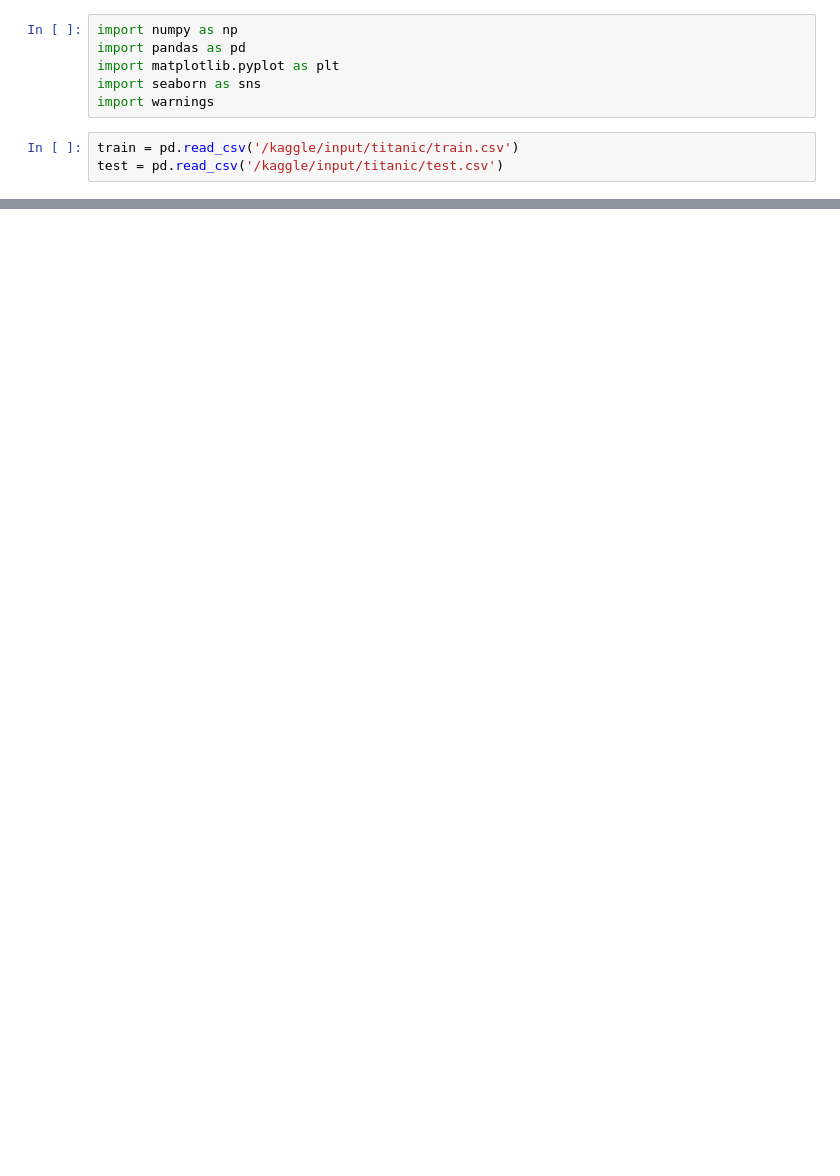
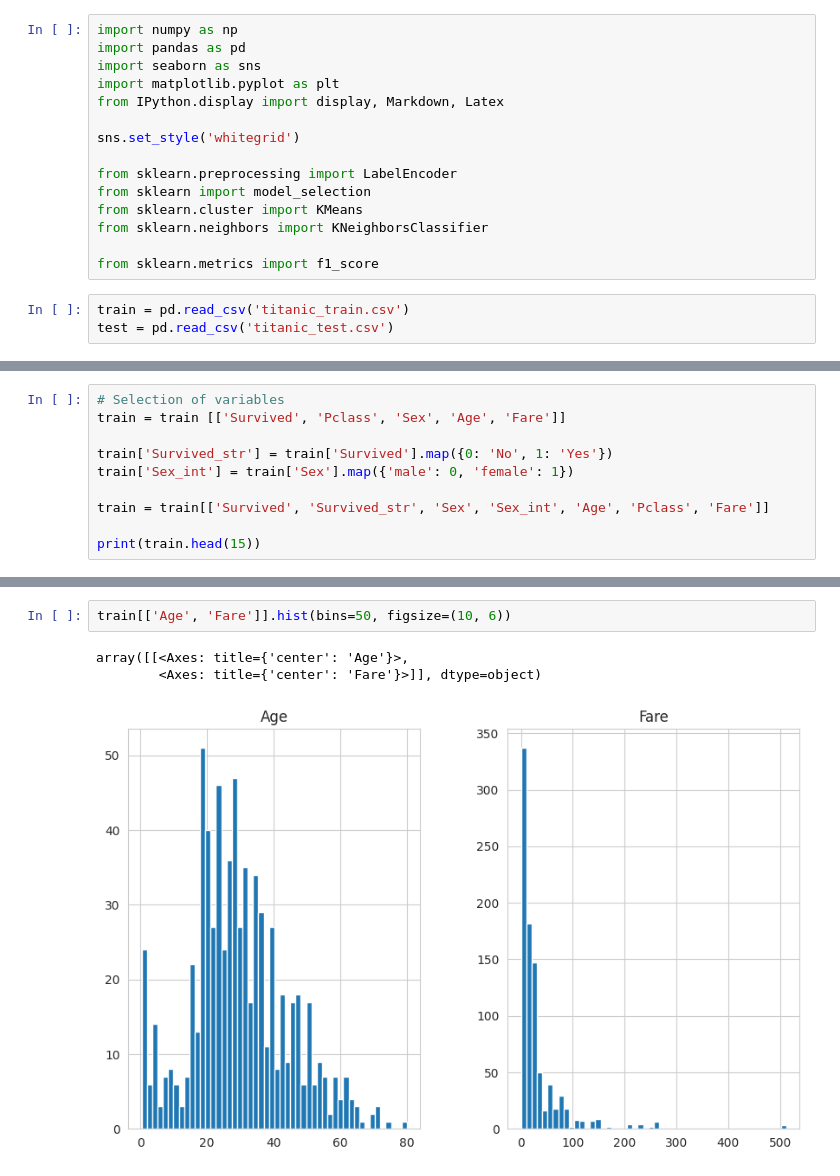
Before and after one commit to LMVR92/Titanic_Competition_LMVR, a Jupyter notebook: Titanic.ipynb, the cells around one changed output, grey strips where cells are left out. Cells and saved outputs as stored; diff of their text form; blank space fills up the shorter version.

```diff
--- a/Titanic.ipynb
+++ b/Titanic.ipynb
@@ -3,9 +3,18 @@
 # %%
 import numpy as np
 import pandas as pd
+import seaborn as sns
 import matplotlib.pyplot as plt
-import seaborn as sns
-import warnings
+from IPython.display import display, Markdown, Latex
+
+sns.set_style('whitegrid')
+
+from sklearn.preprocessing import LabelEncoder
+from sklearn import model_selection
+from sklearn.cluster import KMeans
+from sklearn.neighbors import KNeighborsClassifier
+
+from sklearn.metrics import f1_score
 # %%
-train = pd.read_csv('/kaggle/input/titanic/train.csv')
-test = pd.read_csv('/kaggle/input/titanic/test.csv')
+train = pd.read_csv('titanic_train.csv')
+test = pd.read_csv('titanic_test.csv')
@@ -16,0 +30,10 @@ train.head(5)
+# %%
+# Selection of variables
+train = train [['Survived', 'Pclass', 'Sex', 'Age', 'Fare']]
+
+train['Survived_str'] = train['Survived'].map({0: 'No', 1: 'Yes'})
+train['Sex_int'] = train['Sex'].map({'male': 0, 'female': 1})
+
+train = train[['Survived', 'Survived_str', 'Sex', 'Sex_int', 'Age', 'Pclass', 'Fare']]
+
+print(train.head(15))
@@ -16,0 +97,6 @@ train.head(5)
+# %%
+train[['Age', 'Fare']].hist(bins=50, figsize=(10, 6))
+# %% [output]
+array([[<Axes: title={'center': 'Age'}>,
+        <Axes: title={'center': 'Fare'}>]], dtype=object)
+[figure, added]
```
Also changed, not shown: parts of 22 cells of this notebook.
